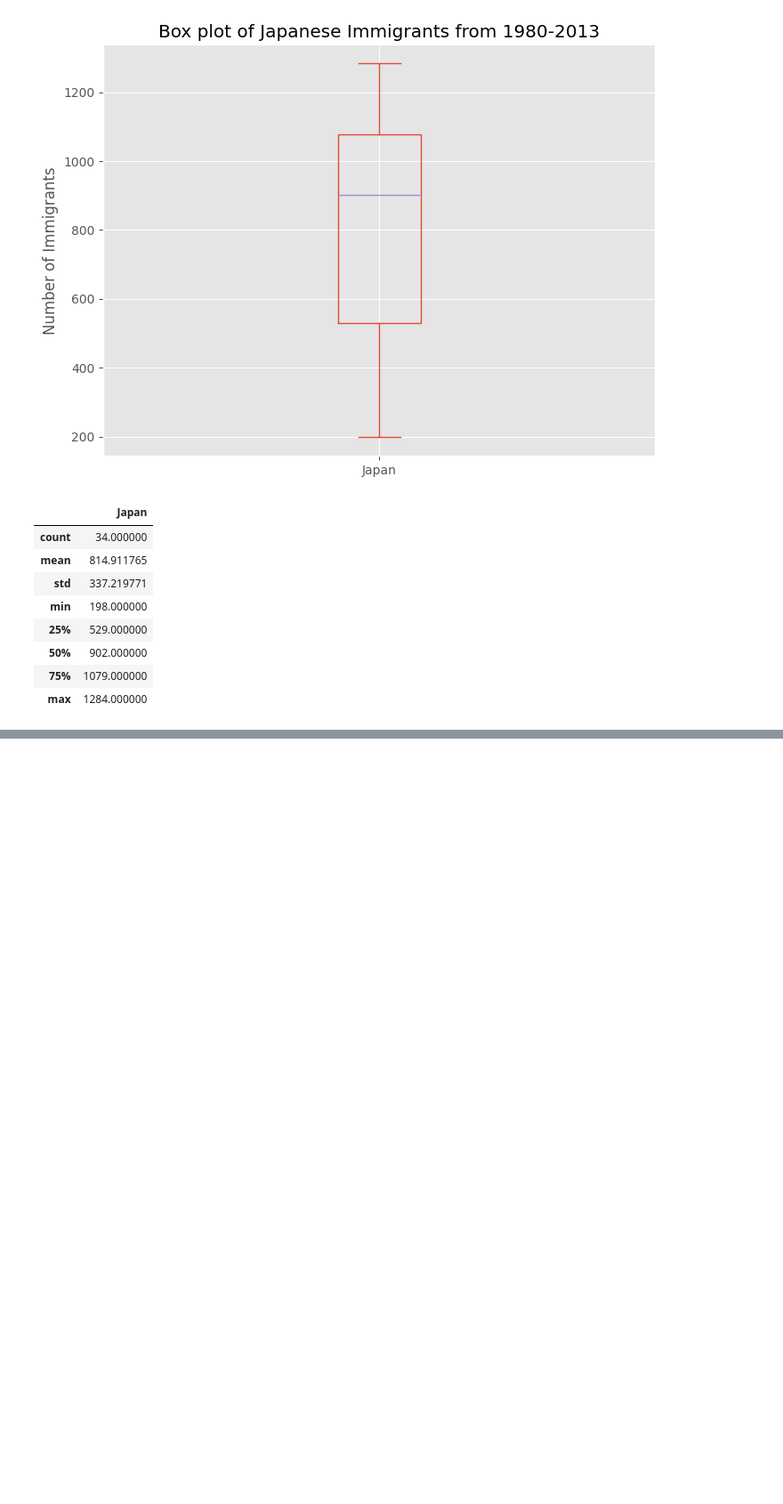
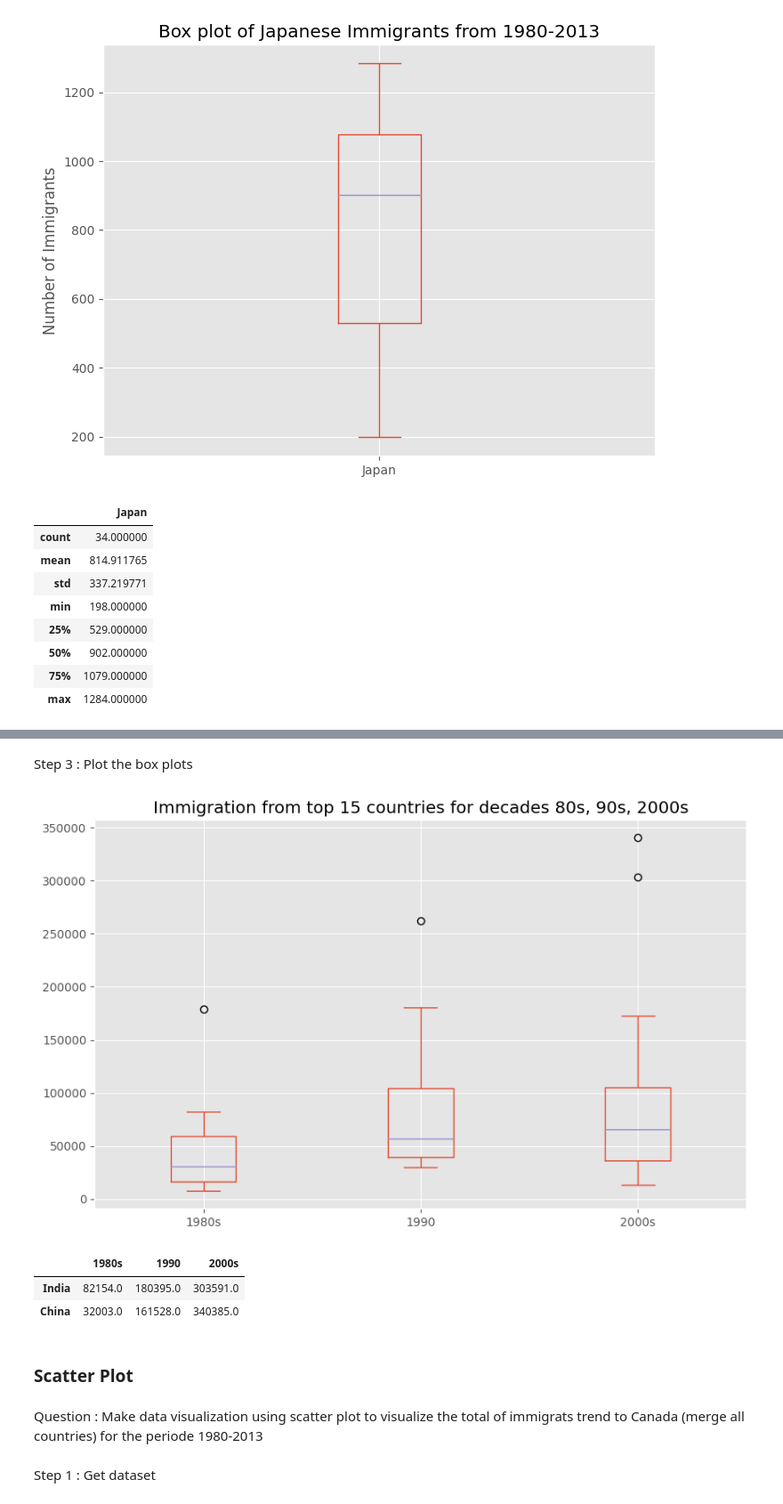
Before and after one commit to kireikharisma/H8_3, a Jupyter notebook: sesi7.ipynb, the cells around one changed output, grey strips where cells are left out. Shown at 89% size. Drawn from its saved outputs; the diff is of its cells as text; code cells hidden in the pictures; blank space fills up the shorter version.

```diff
--- a/sesi7.ipynb
+++ b/sesi7.ipynb
@@ -1741,0 +1825,3 @@ df_japan.describe()
+# %%
+df_top15 = df_can.sort_values(['Total'], ascending=False, axis=0).head(15)
+df_top15
@@ -1741,0 +1848,11 @@ df_japan.describe()
+# %%
+years_80s = list(map(str, range(1980,1990)))
+years_90s = list(map(str, range(1990,2000)))
+years_00s = list(map(str, range(2000,2010)))
+
+df_80s = df_top15.loc[:, years_80s].sum(axis=1)
+df_90s = df_top15.loc[:, years_90s].sum(axis=1)
+df_00s = df_top15.loc[:, years_00s].sum(axis=1)
+
+new_df = pd.DataFrame({'1980s' : df_80s, '1990' : df_90s, '2000s' : df_00s})
+new_df.head()
@@ -1741,0 +1879,22 @@ df_japan.describe()
+# %% [markdown]
+Step 3 : Plot the box plots
+# %%
+new_df.plot(kind='box', figsize=(10,6))
+plt.title('Immigration from top 15 countries for decades 80s, 90s, 2000s')
+plt.show()
+# %% [output]
+[figure, added]
+# %%
+# let's check how many entries fall above the outlier threshold
+# outliers > Q3 + (1.5 (Q3-Q1))
+new_df[new_df['2000s'] > 209611.5]
+# %% [output]
+|  | 1980s | 1990 | 2000s |
+| India | 82154.0 | 180395.0 | 303591.0 |
+| China | 32003.0 | 161528.0 | 340385.0 |
+# %% [markdown]
+### Scatter Plot
+# %% [markdown]
+Question : Make data visualization using scatter plot to visualize the total of immigrats trend to Canada (merge all countries) for the periode 1980-2013
+# %% [markdown]
+Step 1 : Get dataset
```
Also changed, not shown: parts of 27 cells of this notebook.
